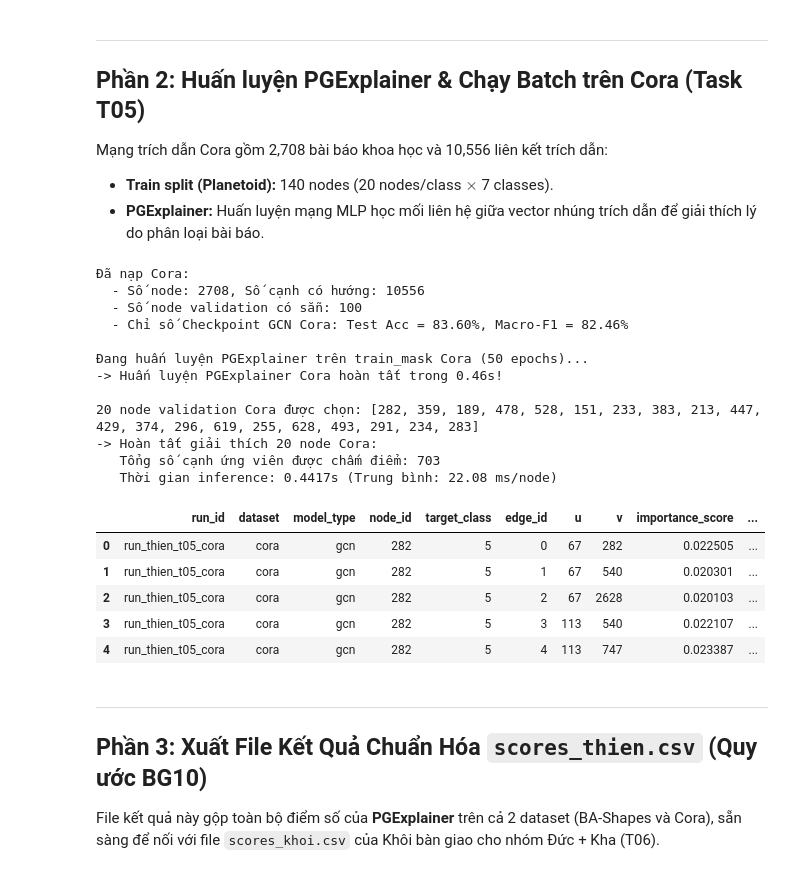
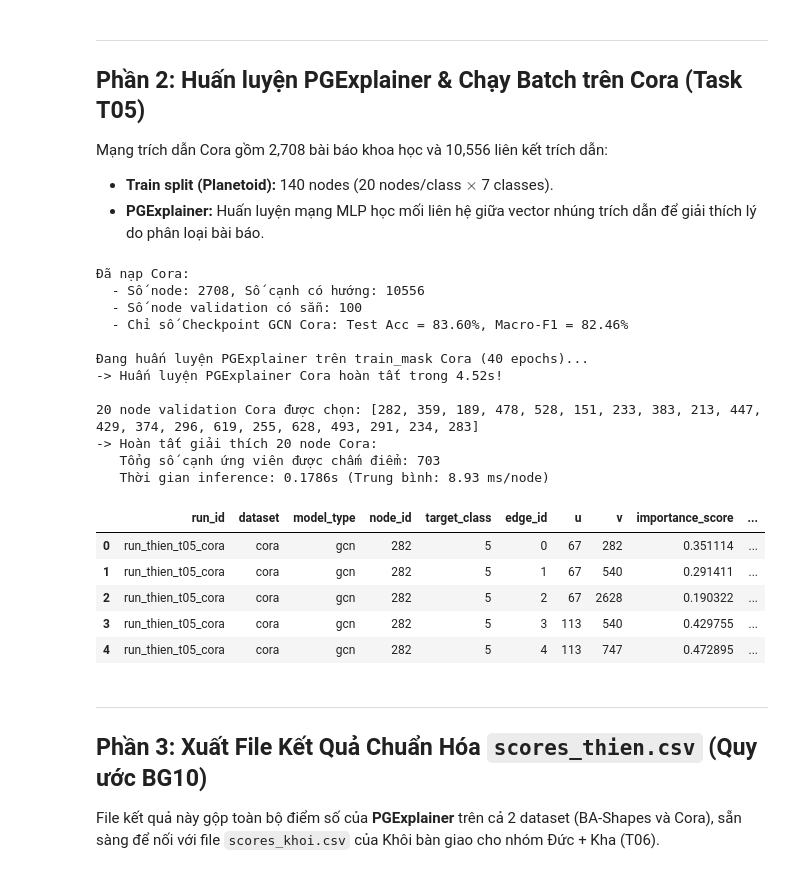
Before and after one commit to JustKha05/IS353_C10, a Jupyter notebook: notebooks/01_midterm/03_thien_pgexplainer_t05.ipynb, the cells around one changed output. Saved outputs shown, nothing was run; the diff lists cells and outputs as text; code cells hidden in the pictures.

```diff
--- a/notebooks/01_midterm/03_thien_pgexplainer_t05.ipynb
+++ b/notebooks/01_midterm/03_thien_pgexplainer_t05.ipynb
@@ -80,16 +80,16 @@ print(f"  - Chỉ số Checkpoint GCN: Test Acc = {metrics_ba['test_acc']*100:.2
 emb_dim_ba = model_ba.c1.out_channels
 pg_model_ba = PGExplainerModel(model=model_ba, emb_dim=emb_dim_ba, hidden_dim=64, device=device)
 
-print("\nĐang huấn luyện mạng MLP của PGExplainer trên train_mask (60 epochs)...")
+print("\nĐang huấn luyện mạng MLP của PGExplainer trên train_mask (40 epochs)...")
 t_start = time.time()
 t_train_ba = pg_model_ba.train_on_graph(
     data=data_ba,
-    epochs=60,
+    epochs=40,
     lr=0.005,
     temp_init=5.0,
     temp_min=0.5,
     coeff_size=0.005,
-    coeff_ent=0.1,
+    coeff_ent=0.05,
     seed=42
 )
 print(f"-> Huấn luyện PGExplainer BA-Shapes hoàn tất trong {t_train_ba:.2f}s!")
@@ -175,15 +175,15 @@ print(f"  - Chỉ số Checkpoint GCN Cora: Test Acc = {metrics_cora['test_acc']
 emb_dim_cora = model_cora.c1.out_channels
 pg_model_cora = PGExplainerModel(model=model_cora, emb_dim=emb_dim_cora, hidden_dim=64, device=device)
 
-print("\nĐang huấn luyện PGExplainer trên train_mask Cora (50 epochs)...")
+print("\nĐang huấn luyện PGExplainer trên train_mask Cora (40 epochs)...")
 t_train_cora = pg_model_cora.train_on_graph(
     data=data_cora,
-    epochs=50,
+    epochs=40,
     lr=0.005,
     temp_init=5.0,
     temp_min=0.5,
-    coeff_size=0.001,
-    coeff_ent=0.01,
+    coeff_size=0.0001,
+    coeff_ent=0.005,
     seed=42
 )
 print(f"-> Huấn luyện PGExplainer Cora hoàn tất trong {t_train_cora:.2f}s!")
@@ -212,41 +212,41 @@ for node in selected_val_cora:
             'run_id': f"run_thien_t05_cora",
             'dataset': 'cora',
             'model_type': 'gcn',
             'node_id': node,
             'target_class': target_cls,
             'edge_id': edge_id,
             'u': u,
             'v': v,
             'importance_score': round(score, 6),
             'method': 'pgexplainer',
             'seed': 42
         })
 
 t_infer_total_cora = time.time() - t_infer_start_cora
 df_cora = pd.DataFrame(scores_cora_rows)
 print(f"-> Hoàn tất giải thích 20 node Cora:")
 print(f"   Tổng số cạnh ứng viên được chấm điểm: {len(df_cora)}")
 print(f"   Thời gian inference: {t_infer_total_cora:.4f}s (Trung bình: {t_infer_total_cora/20*1000:.2f} ms/node)")
 df_cora.head()
 # %% [output]
 Đã nạp Cora:
   - Số node: 2708, Số cạnh có hướng: 10556
   - Số node validation có sẵn: 100
   - Chỉ số Checkpoint GCN Cora: Test Acc = 83.60%, Macro-F1 = 82.46%
 
-Đang huấn luyện PGExplainer trên train_mask Cora (50 epochs)...
--> Huấn luyện PGExplainer Cora hoàn tất trong 0.46s!
+Đang huấn luyện PGExplainer trên train_mask Cora (40 epochs)...
+-> Huấn luyện PGExplainer Cora hoàn tất trong 4.52s!
 
 20 node validation Cora được chọn: [282, 359, 189, 478, 528, 151, 233, 383, 213, 447, 429, 374, 296, 619, 255, 628, 493, 291, 234, 283]
 -> Hoàn tất giải thích 20 node Cora:
    Tổng số cạnh ứng viên được chấm điểm: 703
-   Thời gian inference: 0.4417s (Trung bình: 22.08 ms/node)
+   Thời gian inference: 0.1786s (Trung bình: 8.93 ms/node)
 |  | run_id | dataset | model_type | node_id | target_class | edge_id | u | v | importance_score | ... |
-| 0 | run_thien_t05_cora | cora | gcn | 282 | 5 | 0 | 67 | 282 | 0.022505 | ... |
-| 1 | run_thien_t05_cora | cora | gcn | 282 | 5 | 1 | 67 | 540 | 0.020301 | ... |
-| 2 | run_thien_t05_cora | cora | gcn | 282 | 5 | 2 | 67 | 2628 | 0.020103 | ... |
-| 3 | run_thien_t05_cora | cora | gcn | 282 | 5 | 3 | 113 | 540 | 0.022107 | ... |
-| 4 | run_thien_t05_cora | cora | gcn | 282 | 5 | 4 | 113 | 747 | 0.023387 | ... |
+| 0 | run_thien_t05_cora | cora | gcn | 282 | 5 | 0 | 67 | 282 | 0.351114 | ... |
+| 1 | run_thien_t05_cora | cora | gcn | 282 | 5 | 1 | 67 | 540 | 0.291411 | ... |
+| 2 | run_thien_t05_cora | cora | gcn | 282 | 5 | 2 | 67 | 2628 | 0.190322 | ... |
+| 3 | run_thien_t05_cora | cora | gcn | 282 | 5 | 3 | 113 | 540 | 0.429755 | ... |
+| 4 | run_thien_t05_cora | cora | gcn | 282 | 5 | 4 | 113 | 747 | 0.472895 | ... |
 # %% [markdown]
 ---
 ## Phần 3: Xuất File Kết Quả Chuẩn Hóa `scores_thien.csv` (Quy ước BG10)
```
Also changed, not shown: parts of 6 cells of this notebook, 14 other files.
